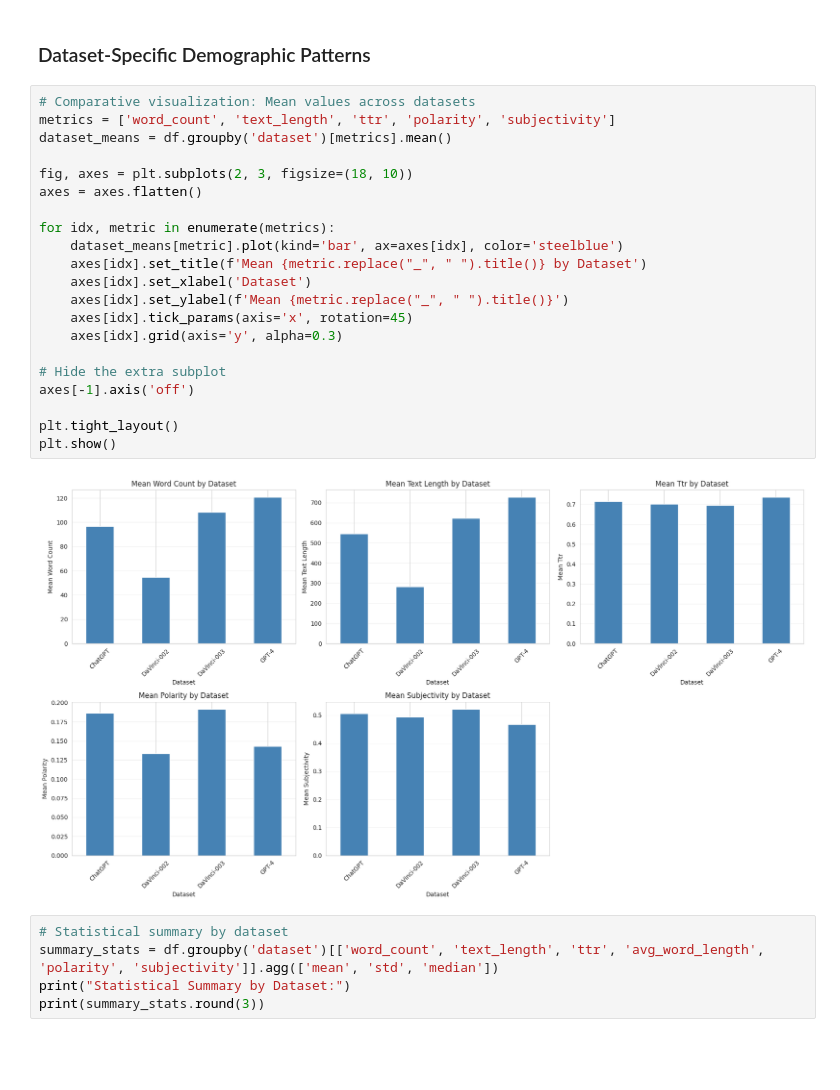
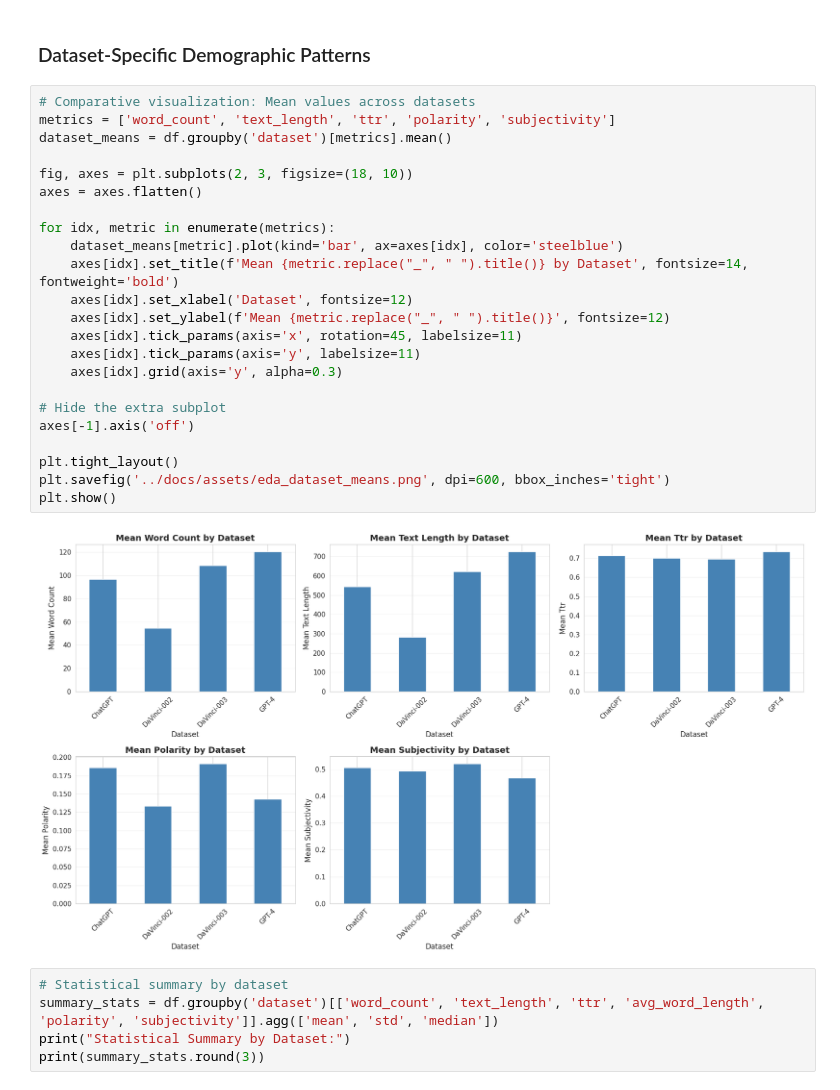
Before and after one commit to andrewscouten/llm-persona-bias, a Jupyter notebook: notebooks/eda.ipynb, the cells around one changed output. Drawn from its saved outputs; the diff is of its cells as text; blank space fills up the shorter version.

```diff
--- a/notebooks/eda.ipynb
+++ b/notebooks/eda.ipynb
@@ -583,26 +608,28 @@ Name: polarity, dtype: float64
 # %%
 # Comparative visualization: Mean values across datasets
 metrics = ['word_count', 'text_length', 'ttr', 'polarity', 'subjectivity']
 dataset_means = df.groupby('dataset')[metrics].mean()
 
 fig, axes = plt.subplots(2, 3, figsize=(18, 10))
 axes = axes.flatten()
 
 for idx, metric in enumerate(metrics):
     dataset_means[metric].plot(kind='bar', ax=axes[idx], color='steelblue')
-    axes[idx].set_title(f'Mean {metric.replace("_", " ").title()} by Dataset')
-    axes[idx].set_xlabel('Dataset')
-    axes[idx].set_ylabel(f'Mean {metric.replace("_", " ").title()}')
-    axes[idx].tick_params(axis='x', rotation=45)
+    axes[idx].set_title(f'Mean {metric.replace("_", " ").title()} by Dataset', fontsize=14, fontweight='bold')
+    axes[idx].set_xlabel('Dataset', fontsize=12)
+    axes[idx].set_ylabel(f'Mean {metric.replace("_", " ").title()}', fontsize=12)
+    axes[idx].tick_params(axis='x', rotation=45, labelsize=11)
+    axes[idx].tick_params(axis='y', labelsize=11)
     axes[idx].grid(axis='y', alpha=0.3)
 
 # Hide the extra subplot
 axes[-1].axis('off')
 
 plt.tight_layout()
+plt.savefig('../docs/assets/eda_dataset_means.png', dpi=600, bbox_inches='tight')
 plt.show()
 # %% [output]
-[figure, old version]
+[figure, new version]
 # %%
 # Statistical summary by dataset
 summary_stats = df.groupby('dataset')[['word_count', 'text_length', 'ttr', 'avg_word_length', 'polarity', 'subjectivity']].agg(['mean', 'std', 'median'])
```
Also changed, not shown: parts of 5 cells of this notebook, 18 other files.
